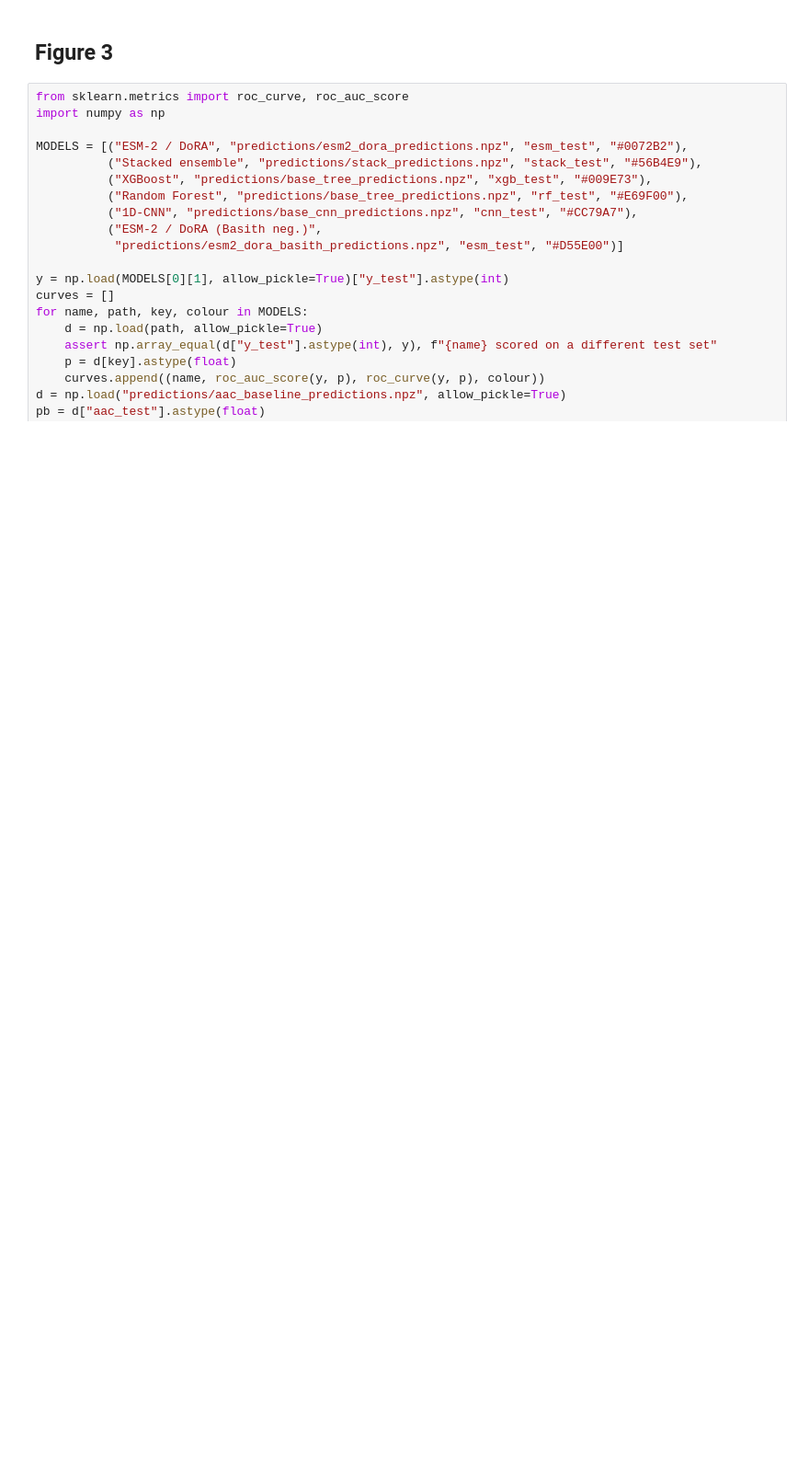
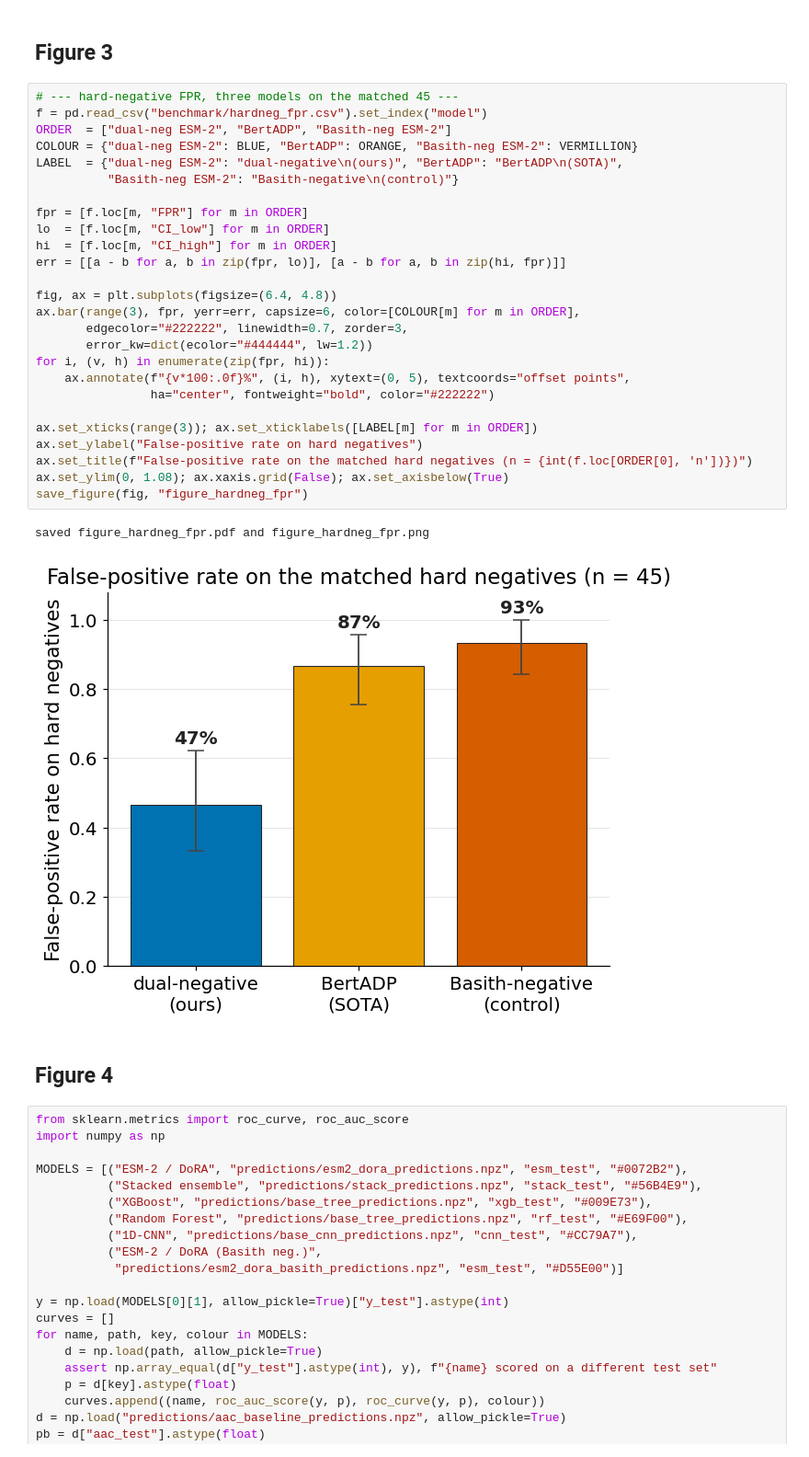
Before and after one commit to om-894/antidiabetic-peptide-classifier, a Jupyter notebook: figures.ipynb, the cells around one changed output. Shown at 92% size. Cells and saved outputs as stored; diff of their text form; blank space fills up the shorter version.

Commit message:
added figure 3

```diff
--- a/figures.ipynb
+++ b/figures.ipynb
@@ -45,6 +45,37 @@ def save_figure(fig, name):
     print(f"saved {name}.pdf and {name}.png")
 # %% [markdown]
 ## Figure 3
+# %%
+# --- hard-negative FPR, three models on the matched 45 ---
+f = pd.read_csv("benchmark/hardneg_fpr.csv").set_index("model")
+ORDER  = ["dual-neg ESM-2", "BertADP", "Basith-neg ESM-2"]
+COLOUR = {"dual-neg ESM-2": BLUE, "BertADP": ORANGE, "Basith-neg ESM-2": VERMILLION}
+LABEL  = {"dual-neg ESM-2": "dual-negative\n(ours)", "BertADP": "BertADP\n(SOTA)",
+          "Basith-neg ESM-2": "Basith-negative\n(control)"}
+
+fpr = [f.loc[m, "FPR"] for m in ORDER]
+lo  = [f.loc[m, "CI_low"] for m in ORDER]
+hi  = [f.loc[m, "CI_high"] for m in ORDER]
+err = [[a - b for a, b in zip(fpr, lo)], [a - b for a, b in zip(hi, fpr)]]
+
+fig, ax = plt.subplots(figsize=(6.4, 4.8))
+ax.bar(range(3), fpr, yerr=err, capsize=6, color=[COLOUR[m] for m in ORDER],
+       edgecolor="#222222", linewidth=0.7, zorder=3,
+       error_kw=dict(ecolor="#444444", lw=1.2))
+for i, (v, h) in enumerate(zip(fpr, hi)):
+    ax.annotate(f"{v*100:.0f}%", (i, h), xytext=(0, 5), textcoords="offset points",
+                ha="center", fontweight="bold", color="#222222")
+
+ax.set_xticks(range(3)); ax.set_xticklabels([LABEL[m] for m in ORDER])
+ax.set_ylabel("False-positive rate on hard negatives")
+ax.set_title(f"False-positive rate on the matched hard negatives (n = {int(f.loc[ORDER[0], 'n'])})")
+ax.set_ylim(0, 1.08); ax.xaxis.grid(False); ax.set_axisbelow(True)
+save_figure(fig, "figure_hardneg_fpr")
+# %% [output]
+saved figure_hardneg_fpr.pdf and figure_hardneg_fpr.png
+[figure, added]
+# %% [markdown]
+## Figure 4
 # %%
 from sklearn.metrics import roc_curve, roc_auc_score
 import numpy as np
```
Also changed, not shown: 7 other files.
